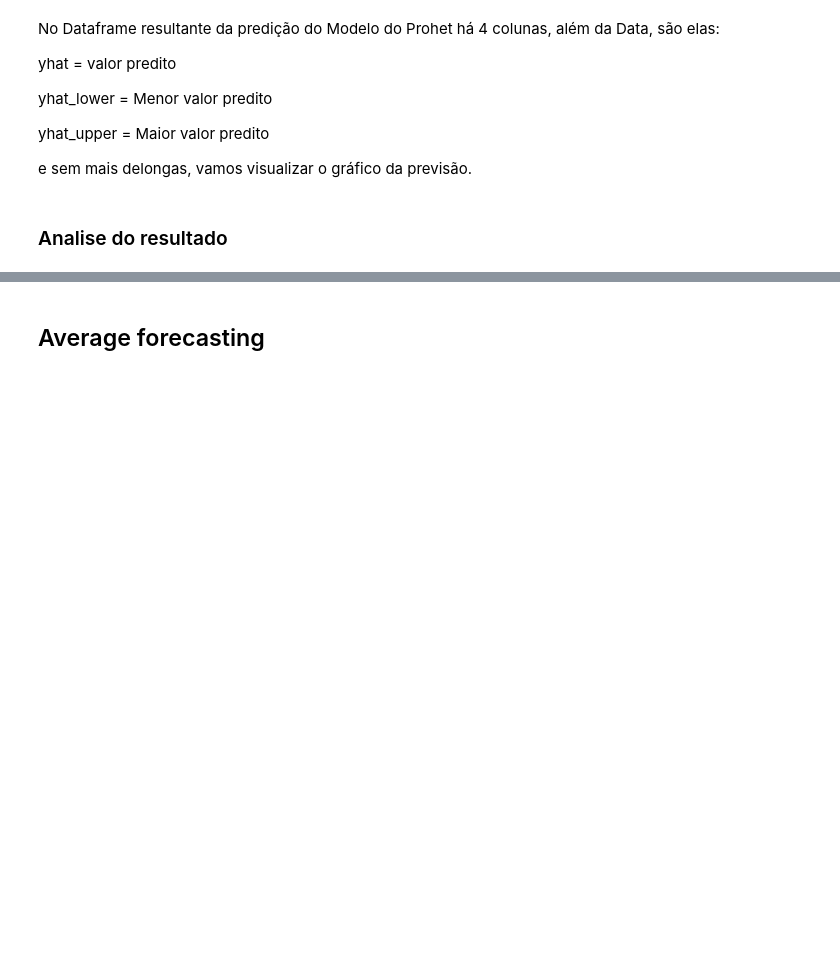
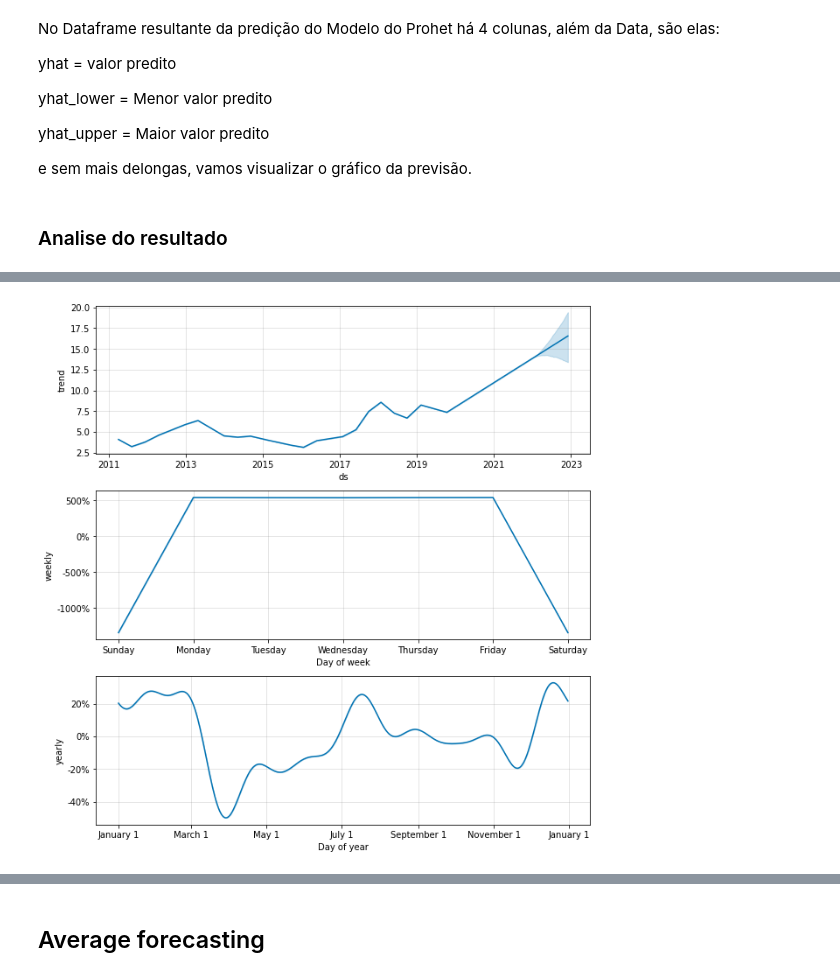
Before and after one commit to tauasilva/analise-de-acoes-com-prophet, a Jupyter notebook: Analise de ações.ipynb, the cells around one changed output, grey strips where cells are left out. Saved outputs shown, nothing was run; the diff lists cells and outputs as text; code cells hidden in the pictures; blank space fills up the shorter version.

```diff
--- a/Analise de ações.ipynb
+++ b/Analise de ações.ipynb
@@ -93,0 +148,16 @@ print(df_train.head())
+# %%
+# Base de treino
+
+# Data de inicio do treino
+dt_inicio_treino = "2011-04-01"
+dt_fim_treino = "2021-12-03"
+
+# Data para teste do modelo
+dt_inicio_teste = "2019-06-01"
+dt_fim_teste = "2021-12-03"
+
+df_base_treino = df_acao_historico[dt_inicio_treino : dt_fim_treino]
+df_base_testes = df_acao_historico[dt_inicio_teste : dt_fim_teste]
+
+print('Train Dataset:',df_base_treino.shape)
+print('Test Dataset:',df_base_testes.shape)
@@ -109,10 +187,10 @@ df_test.head()
 # %%
 #Transformando o dataset de treinamento correto para o Prophet
 
-df_train = df_train.reset_index()
+df_base_treino = df_base_treino.reset_index()
 
-df_train.drop(['Open', 'High', 'Low', 'Adj Close', 'Volume'], axis=1, inplace = True)
+df_base_treino.drop(['Open', 'High', 'Low', 'Adj Close', 'Volume'], axis=1, inplace = True)
 
-df_train.rename(columns={'Close': 'y', 'Date': 'ds'}, inplace=True)
+df_base_treino.rename(columns={'Close': 'y', 'Date': 'ds'}, inplace=True)
 
-df_train.head()
+df_base_treino.head()
@@ -125,4 +207,4 @@ fig.add_trace(go.Scatter(x=df_test['ds'], y=df_test['y']))
 model = Prophet(growth ="linear",
                 seasonality_mode = 'multiplicative',
                 daily_seasonality = False)
-model.fit(df_train)
+model.fit(df_base_treino)
@@ -154,0 +243,5 @@ plot_plotly(model,forecast)
+# %%
+# separar os componentes do modelo
+model.plot_components(forecast);
+# %% [output]
+[figure, added]
```
Also changed, not shown: parts of 28 cells of this notebook.
